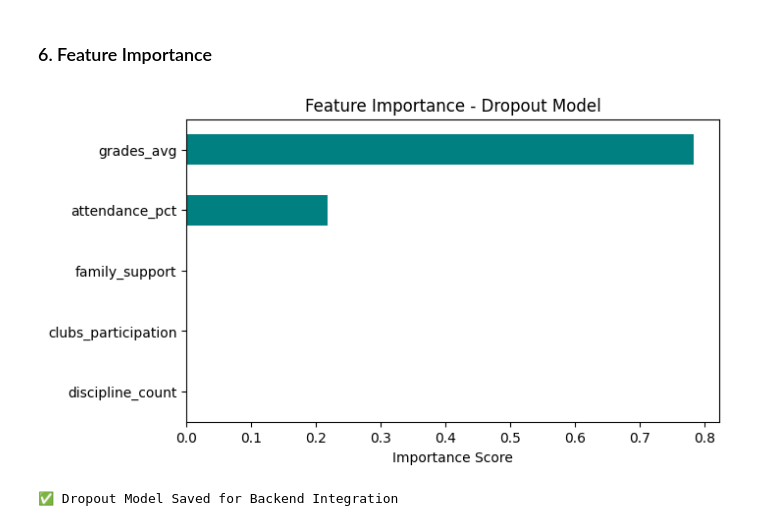
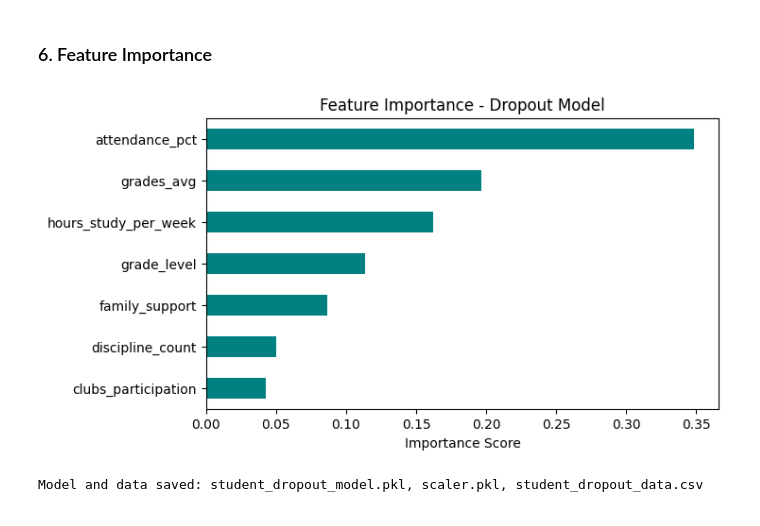
Before and after one commit to Brendatracy-miriti/smart_system, a Jupyter notebook: Data/studentdropout.ipynb, the cells around one changed output. Cells and saved outputs as stored; diff of their text form; code cells hidden in the pictures.

```diff
--- a/Data/studentdropout.ipynb
+++ b/Data/studentdropout.ipynb
@@ -75,0 +192,7 @@ DecisionTreeClassifier(max_depth=4, random_state=42)
+# %%
+#Scale my data
+scaler = StandardScaler()
+X_scaled = scaler.fit_transform(X)
+X = pd.DataFrame(X_scaled, columns=X.columns)
+# %%
+X_train, X_test, y_train, y_test = train_test_split(X, y, test_size=0.2, random_state=42, stratify=y)
@@ -104,0 +242,5 @@ plt.show()
+# %%
+#select the best model (Random Forest in this case)
+best_model = make_pipeline(PolynomialFeatures(degree=1),RandomForestClassifier(n_estimators=1000,max_depth=10,criterion='gini'))
+best_model.fit(X_train, y_train)
+y_pred = best_model.predict(X_test)
@@ -105,18 +274,23 @@ plt.show()
 # %% [markdown]
 ### 6. Feature Importance
+# %%
+features = X_train.columns
 # %%
-importances = pd.Series(model.feature_importances_, index=features).sort_values(ascending=True)
+importances = pd.Series(best_model.feature_importances_, index=features).sort_values(ascending=True)
 plt.figure(figsize=(7,4))
 importances.plot(kind='barh', color='teal')
 plt.title("Feature Importance - Dropout Model")
 plt.xlabel("Importance Score")
 plt.show()
 # %% [output]
-[figure, old version]
+[figure, new version]
 # %%
-# Save model and features for backend integration
-joblib.dump(model, "dropout_model.pkl")
-joblib.dump(features, "model_features.pkl")
-print("✅ Dropout Model Saved for Backend Integration")
+# Save the model
+joblib.dump(best_model, 'student_dropout_model.pkl')
+joblib.dump(scaler, "scaler.pkl")
+
+data.to_csv("student_droput_data.csv", index=False)
+
+print("Model and data saved: student_dropout_model.pkl, scaler.pkl, student_dropout_data.csv")
 # %% [output]
-✅ Dropout Model Saved for Backend Integration
+Model and data saved: student_dropout_model.pkl, scaler.pkl, student_dropout_data.csv
```
Also changed, not shown: parts of 36 cells of this notebook, 5 other files.
